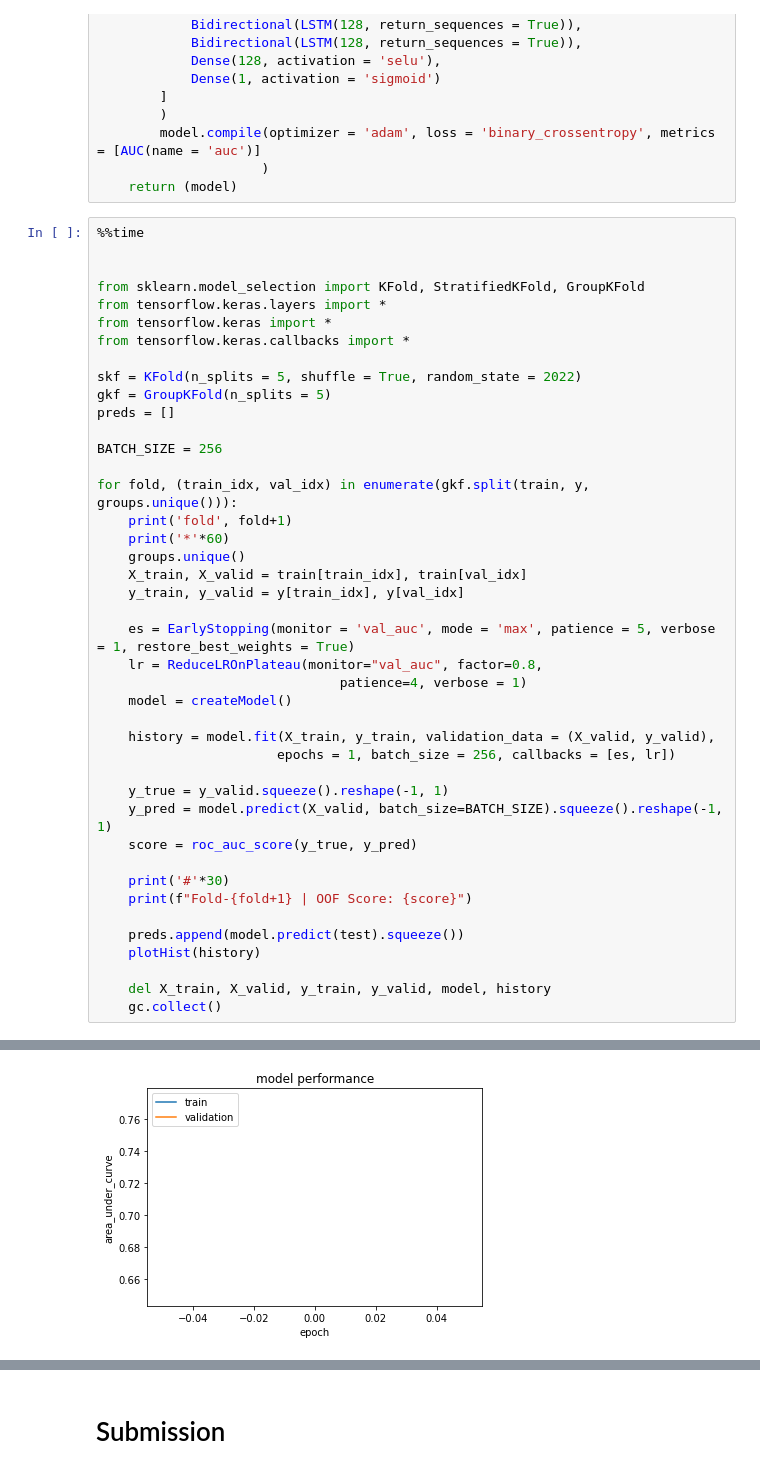
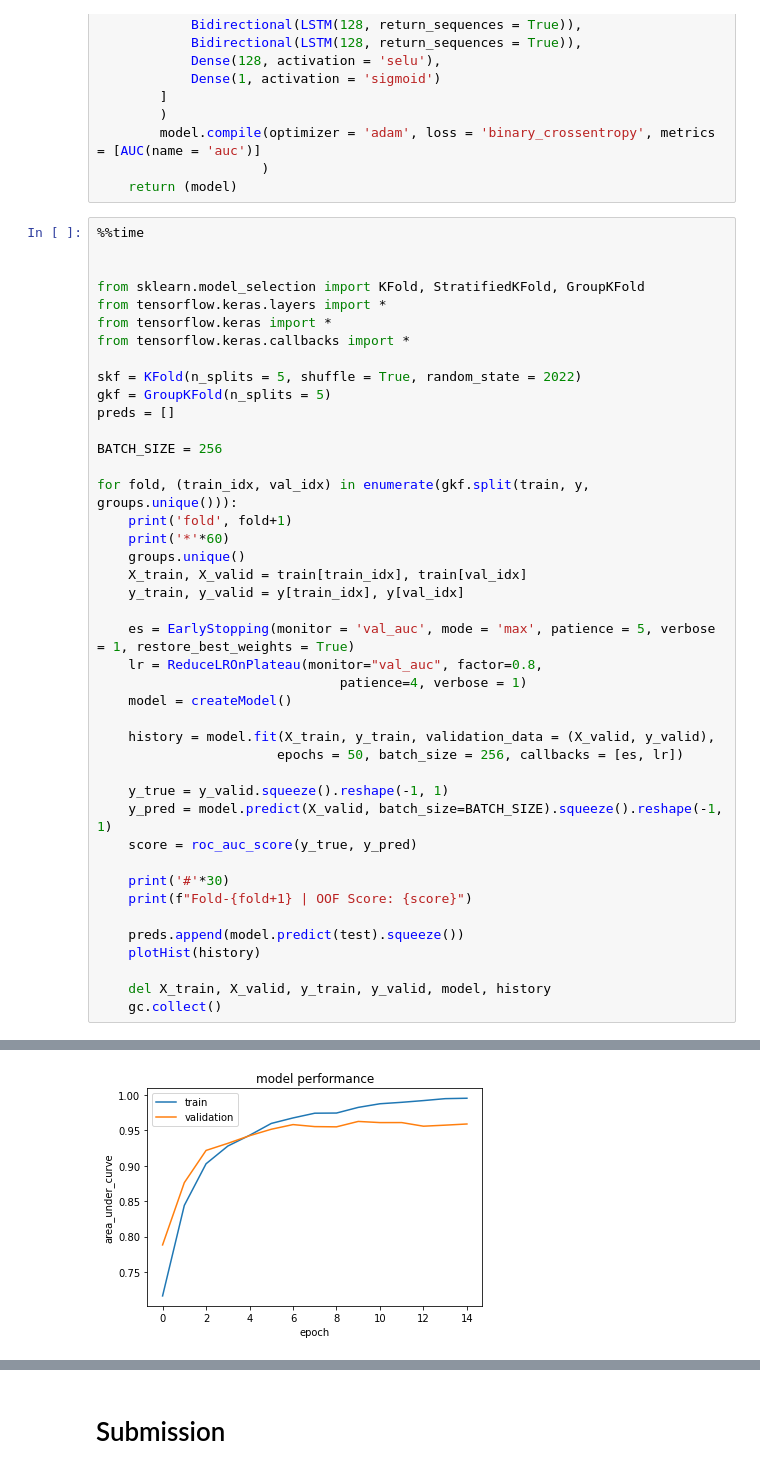
Before and after one commit to nsu1210/Kaggle, a Jupyter notebook: tps-apr22-bi-lstm.ipynb, the cells around one changed output, grey strips where cells are left out. Saved outputs shown, nothing was run; the diff lists cells and outputs as text.

```diff
--- a/tps-apr22-bi-lstm.ipynb
+++ b/tps-apr22-bi-lstm.ipynb
@@ -200,7 +199,7 @@ for fold, (train_idx, val_idx) in enumerate(gkf.split(train, y, groups.unique())
     model = createModel()
 
     history = model.fit(X_train, y_train, validation_data = (X_valid, y_valid),
-                       epochs = 1, batch_size = 256, callbacks = [es, lr])
+                       epochs = 50, batch_size = 256, callbacks = [es, lr])
 
     y_true = y_valid.squeeze().reshape(-1, 1)
     y_pred = model.predict(X_valid, batch_size=BATCH_SIZE).squeeze().reshape(-1, 1)
@@ -229,3 +252,3 @@ Fold-2 | OOF Score: 0.7729133040114927
-[figure, old version]
+[figure, new version]
 fold 3
 ************************************************************
```
Also changed, not shown: parts of 4 cells of this notebook.
